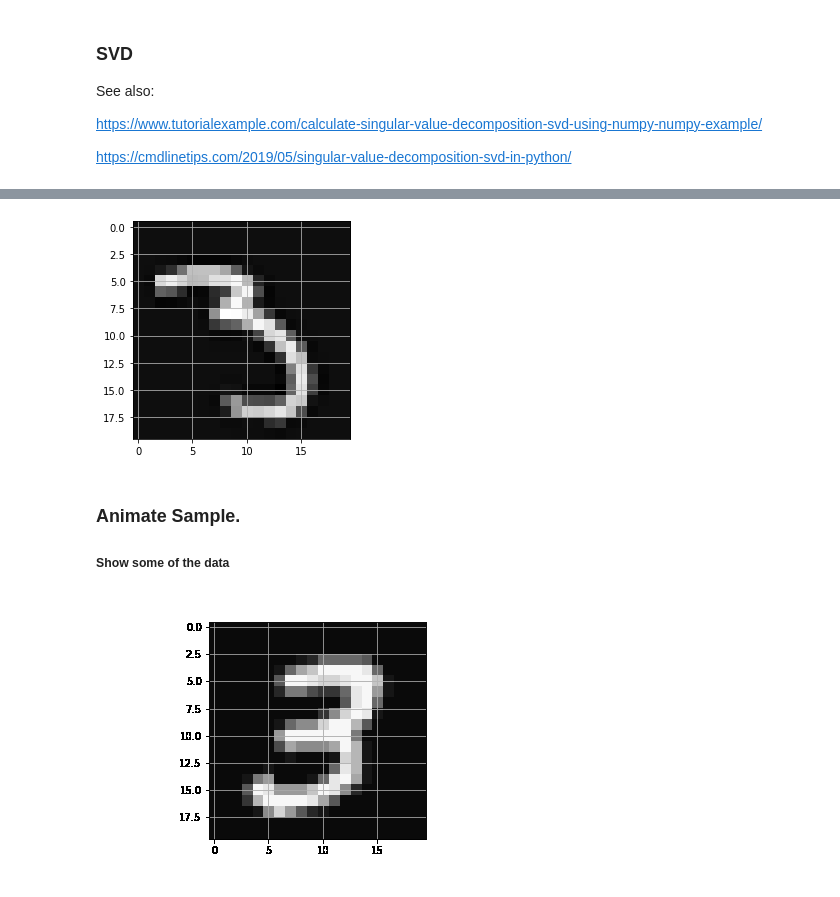
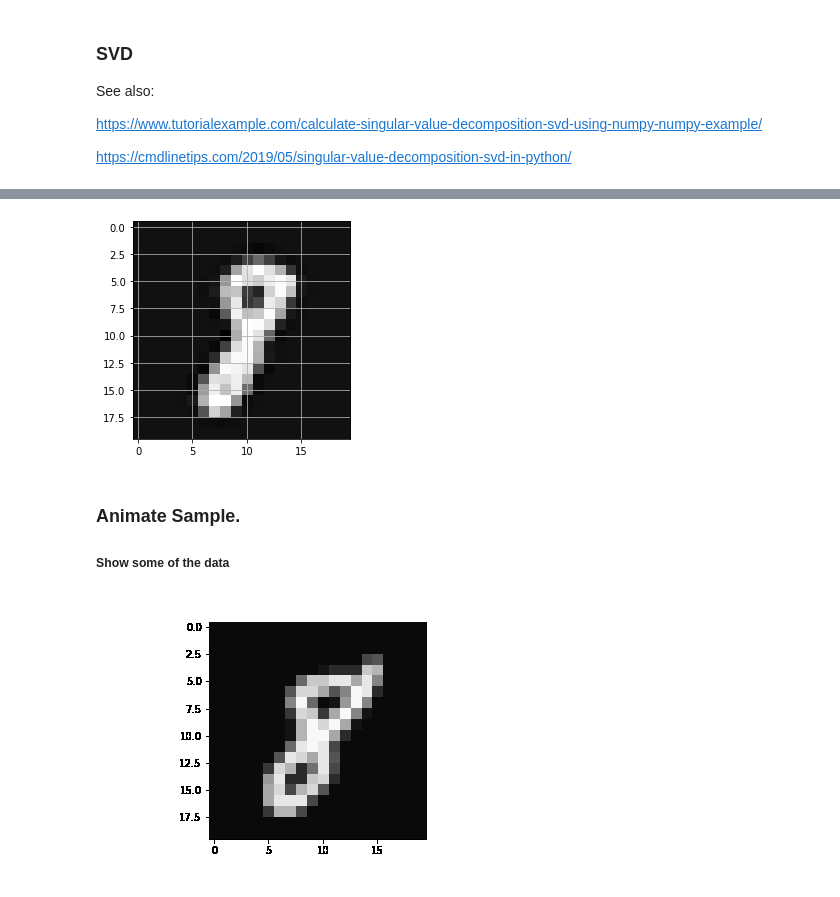
Before and after one commit to fractalclockwork/Math425, a Jupyter notebook: FinalProjectProblem3.ipynb, the cells around one changed output, grey strips where cells are left out. Cells and saved outputs as stored; diff of their text form; code cells hidden in the pictures.

Commit message:
added show function to display digit and example digit training/validation test case

```diff
--- a/FinalProjectProblem3.ipynb
+++ b/FinalProjectProblem3.ipynb
@@ -77,6 +77,15 @@ for i in range(10):
 len(labelIndex), len(data), len(labels)
 # %% [output]
 [figure]
+# %%
+#r = a[0] # the 0th, '3' training sample
+#r = data[labelIndex[8]][5]
+def show(r):
+    r.shape = (20,20) # our data is an array, reshape it into a 20x20 matrix
+    R = r.T # transpose for humans
+    plt.imshow(R, cmap=plt.get_cmap('gray')) # show the humans
+    plt.grid(); plt.gca().set_aspect("equal")
+    data.shape, r.shape, len(labelIndex) # "The Shape of Things to Come" -Book by H. G. Wells
 # %% [markdown]
 ###  SVD
 
@@ -95,8 +107,0 @@ a.shape, b.shape
-# %%
-r = a[0] # the 0th, '3' training sample
-r.shape = (20,20) # our data is an array, reshape it into a 20x20 matrix
-R = r.T # transpose for humans
-plt.imshow(R, cmap=plt.get_cmap('gray')) # show the humans
-plt.grid(); plt.gca().set_aspect("equal")
-
-data.shape, r.shape, len(labelIndex) # "The Shape of Things to Come" -Book by H. G. Wells
@@ -139,0 +133,7 @@ b_hat[10], b[10]
+# %%
+# run a test
+n = 8
+t = data[labelIndex[n]]
+
+show(t[5])
+t[5]@x_hat # hopefully we will find this to be a closer match to an '8' later on
@@ -140,29 +143,26 @@ b_hat[10], b[10]
 # %%
 # animate some samples to show what we're dealing with
-
 from matplotlib.animation import FuncAnimation, PillowWriter
 from os.path import exists
 filename = "handwritting.gif"
 
 fig, ax = plt.subplots()
 
 def init():
     plt.grid()
     plt.gca().set_aspect("equal")
 
 def update(i):
-    r = a[i]
-    r.shape = (20,20)
-    rr = r.T # rotate for humans
-    plt.imshow(rr, cmap=plt.get_cmap('gray'))
+    r = t[i]
+    show(r)
 
 ani = FuncAnimation(fig, update, range(10), init_func=init)
 writer = PillowWriter(fps=25)
 ani.save(filename, writer=writer)
 plt.show()
 # %% [output]
-[figure, old version]
+[figure, new version]
 # %% [markdown]
 ### Animate Sample.
 ##### Show some of the data
-![handwritting.gif](attachment:handwritting.gif-old)
+![handwritting.gif](attachment:handwritting.gif-new)
```
Also changed, not shown: parts of 6 cells of this notebook, 1 other file.
